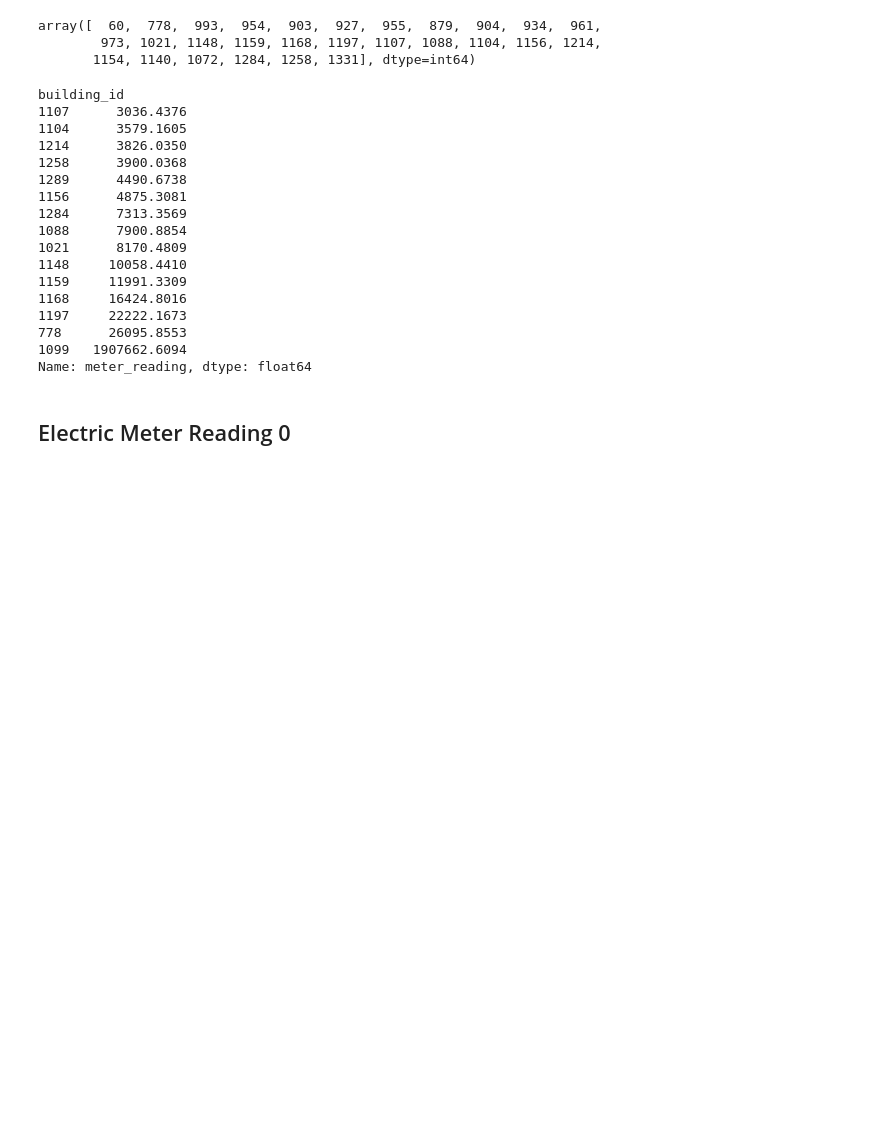
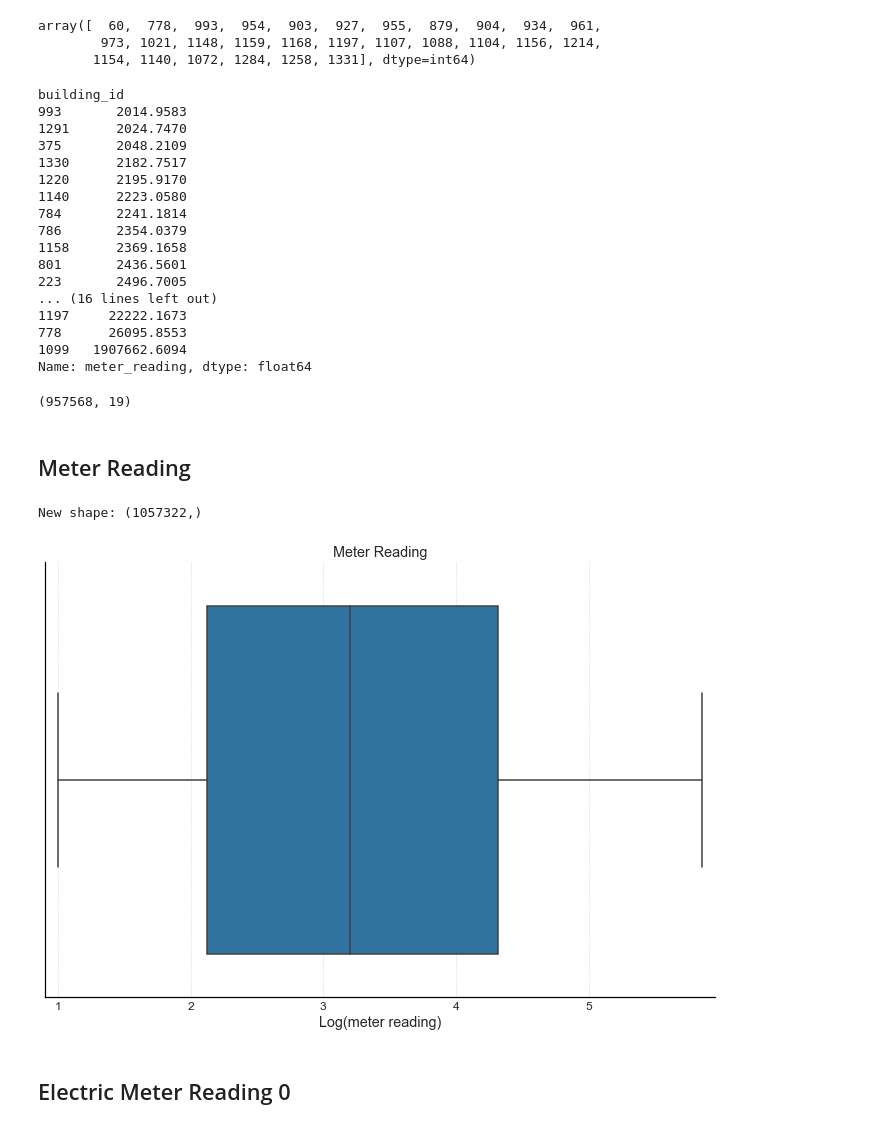
Before and after one commit to sergatron/ASHRAE---Great-Energy-Predictor-III, a Jupyter notebook: EDA/eda.ipynb, the cells around one changed output. Drawn from its saved outputs; the diff is of its cells as text; code cells hidden in the pictures; blank space fills up the shorter version.

```diff
--- a/EDA/eda.ipynb
+++ b/EDA/eda.ipynb
@@ -844,25 +859,49 @@ array([  60,  778,  993,  954,  903,  927,  955,  879,  904,  934,  961,
 # %%
 # compute mean consumption by each building
 bldg_mean = all_df.groupby('building_id')['meter_reading'].mean()
-bldg_mean.sort_values()[-15:]
+bldg_mean.sort_values()[-30:]
 # %% [output]
 building_id
-1107      3036.4376
-1104      3579.1605
-1214      3826.0350
-1258      3900.0368
-1289      4490.6738
-1156      4875.3081
-1284      7313.3569
-1088      7900.8854
-1021      8170.4809
-1148     10058.4410
-1159     11991.3309
-1168     16424.8016
+993       2014.9583
+1291      2024.7470
+375       2048.2109
+1330      2182.7517
+1220      2195.9170
+1140      2223.0580
+784       2241.1814
+786       2354.0379
+1158      2369.1658
+801       2436.5601
+223       2496.7005
+... (16 lines left out)
 1197     22222.1673
 778      26095.8553
 1099   1907662.6094
 Name: meter_reading, dtype: float64
+# %%
+q = np.log1p(all_df['meter_reading'].quantile(0.7))
+q10 = all_df['meter_reading'].quantile(0.05)
+
+meter_ = all_df['meter_reading'][(all_df['meter_reading'] < q) & (all_df['meter_reading'] > 1)]
+df = all_df[(all_df['meter_reading'] < q) & (all_df['meter_reading'] > 1)]
+df.shape
+# %% [output]
+(957568, 19)
+# %% [markdown]
+## Meter Reading
+# %%
+q = np.log1p(all_df['meter_reading'].quantile(0.8))
+q10 = all_df['meter_reading'].quantile(0.05)
+
+meter_ = all_df['meter_reading'][(all_df['meter_reading'] < q) & (all_df['meter_reading'] > 1)]
+print('New shape:', meter_.shape)
+sns.boxplot(meter_)
+plt.title('Meter Reading')
+plt.xlabel('Log(meter reading)')
+plt.show()
+# %% [output]
+New shape: (1057322,)
+[figure, added]
 # %% [markdown]
 ## Electric Meter Reading 0
 # %%
```
Also changed, not shown: parts of 7 cells of this notebook.
